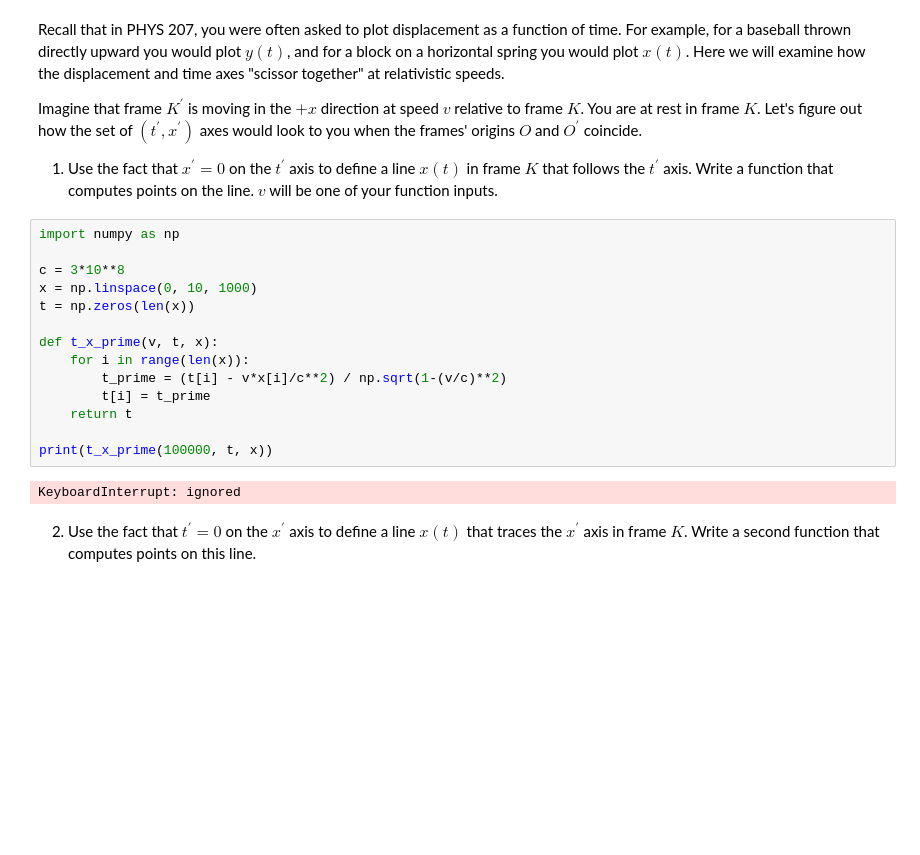
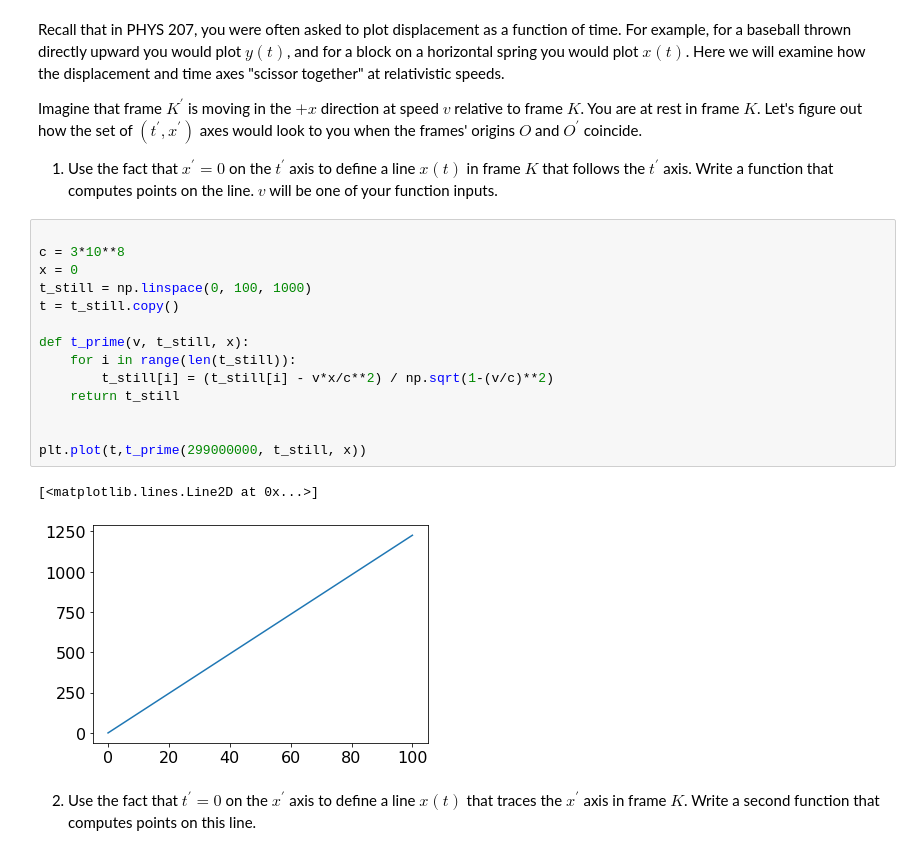
Before and after one commit to mitchrg/PHYS309-1, a Jupyter notebook: assignment2.ipynb, the cells around one changed output. Drawn from its saved outputs; the diff is of its cells as text; blank space fills up the shorter version.

```diff
--- a/assignment2.ipynb
+++ b/assignment2.ipynb
@@ -14,21 +14,22 @@ Imagine that frame $K^{\prime}$ is moving in the $+x$ direction at speed $v$ rel
     <li>Use the fact that $x^{\prime} = 0$ on the $t^{\prime}$ axis to define a line $x(t)$ in frame $K$ that follows the $t^{\prime}$ axis. Write a function that computes points on the line. $v$ will be one of your function inputs.</li>
 </ol>
 # %%
-import numpy as np
 
 c = 3*10**8
-x = np.linspace(0, 10, 1000)
-t = np.zeros(len(x))
+x = 0
+t_still = np.linspace(0, 100, 1000)
+t = t_still.copy()
 
-def t_x_prime(v, t, x):
-    for i in range(len(x)):
-        t_prime = (t[i] - v*x[i]/c**2) / np.sqrt(1-(v/c)**2)
-        t[i] = t_prime
-    return t
+def t_prime(v, t_still, x):
+    for i in range(len(t_still)):
+        t_still[i] = (t_still[i] - v*x/c**2) / np.sqrt(1-(v/c)**2)
+    return t_still
 
-print(t_x_prime(100000, t, x))
+
+plt.plot(t,t_prime(299000000, t_still, x))
 # %% [output]
-KeyboardInterrupt: ignored
+[<matplotlib.lines.Line2D at 0x...>]
+[figure, added]
 # %% [markdown]
 <ol start=2>
     <li>Use the fact that $t^{\prime} = 0$ on the $x^{\prime}$ axis to define a line $x(t)$ that traces the $x^{\prime}$ axis in frame $K$. Write a second function that computes points on this line.</li>
```
Also changed, not shown: parts of 2 cells of this notebook.
